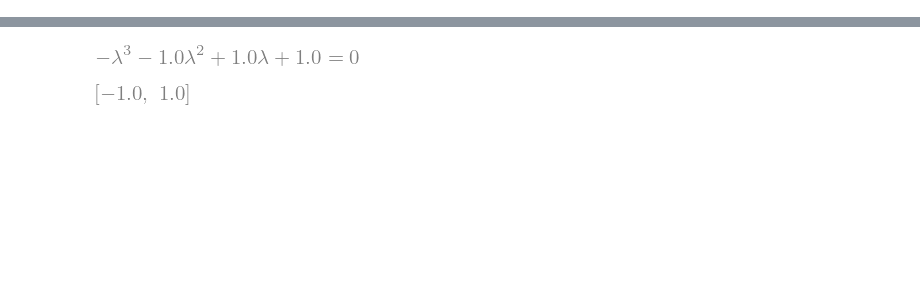
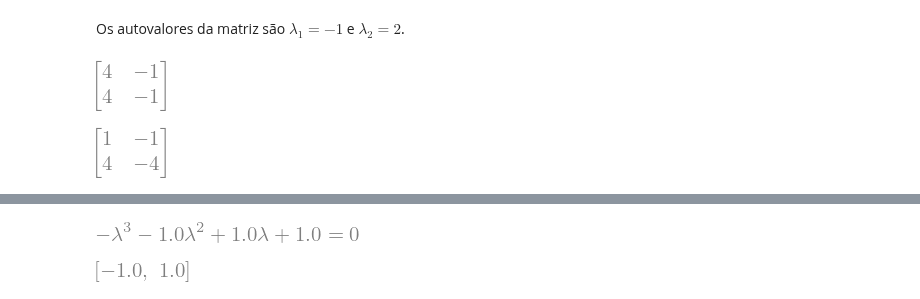
Before and after one commit to tiagoburiol/MatComp_III, a Jupyter notebook: Notebook 11 - Problema de autovalores e autovetores/11_problemas_de_autovalores_e_autovetores.ipynb, the cells around one changed output, grey strips where cells are left out. Cells and saved outputs as stored; diff of their text form; code cells hidden in the pictures; blank space fills up the shorter version.

```diff
--- a/Notebook 11 - Problema de autovalores e autovetores/11_problemas_de_autovalores_e_autovetores.ipynb
+++ b/Notebook 11 - Problema de autovalores e autovetores/11_problemas_de_autovalores_e_autovetores.ipynb
@@ -4,0 +59,10 @@ Como já sabemos, em muitas áreas existem problemas que envolvem diversos comp
+# %% [markdown]
+Os autovalores da matriz são $\lambda_1=-1$ e $\lambda_2 = 2$.
+# %%
+(A-r[0]*I)
+# %% [output]
+[figure, added]
+# %%
+(A-r[1]*I)
+# %% [output]
+[figure, added]
```
Also changed, not shown: parts of 75 cells of this notebook.
